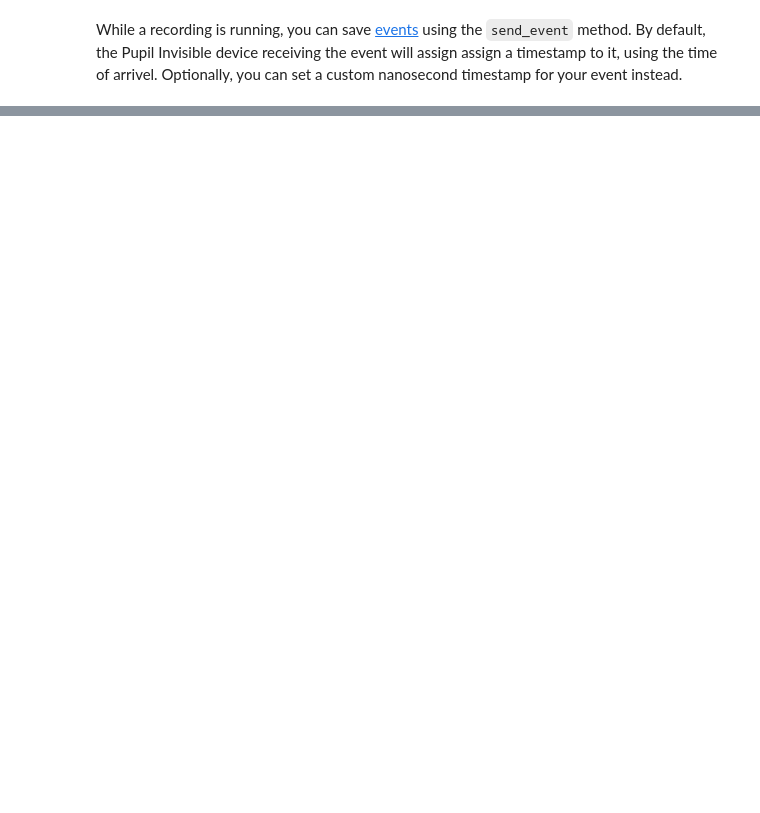
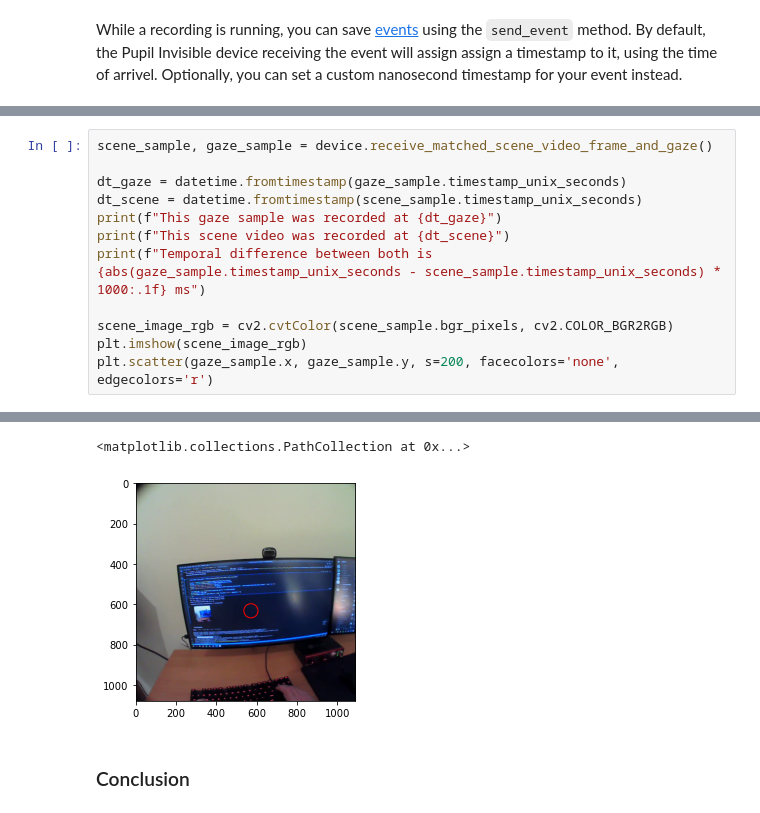
Before and after one commit to pupil-labs/pupil-docs, a Jupyter notebook: src/invisible/tutorials/real-time-api/real-time-api.ipynb, the cells around one changed output, grey strips where cells are left out. Drawn from its saved outputs; the diff is of its cells as text; blank space fills up the shorter version.

```diff
--- a/src/invisible/tutorials/real-time-api/real-time-api.ipynb
+++ b/src/invisible/tutorials/real-time-api/real-time-api.ipynb
@@ -79,0 +115,13 @@ plt.imshow(bgr_buffer)
+# %%
+scene_sample, gaze_sample = device.receive_matched_scene_video_frame_and_gaze()
+
+dt_gaze = datetime.fromtimestamp(gaze_sample.timestamp_unix_seconds)
+dt_scene = datetime.fromtimestamp(scene_sample.timestamp_unix_seconds)
+print(f"This gaze sample was recorded at {dt_gaze}")
+print(f"This scene video was recorded at {dt_scene}")
+print(f"Temporal difference between both is {abs(gaze_sample.timestamp_unix_seconds - scene_sample.timestamp_unix_seconds) * 1000:.1f} ms")
+
+scene_image_rgb = cv2.cvtColor(scene_sample.bgr_pixels, cv2.COLOR_BGR2RGB)
+plt.imshow(scene_image_rgb)
+plt.scatter(gaze_sample.x, gaze_sample.y, s=200, facecolors='none', edgecolors='r')
+# %% [output]
@@ -79,0 +131,4 @@ plt.imshow(bgr_buffer)
+<matplotlib.collections.PathCollection at 0x...>
+[figure, added]
+# %% [markdown]
+### Conclusion
```
Also changed, not shown: parts of 15 cells of this notebook.
